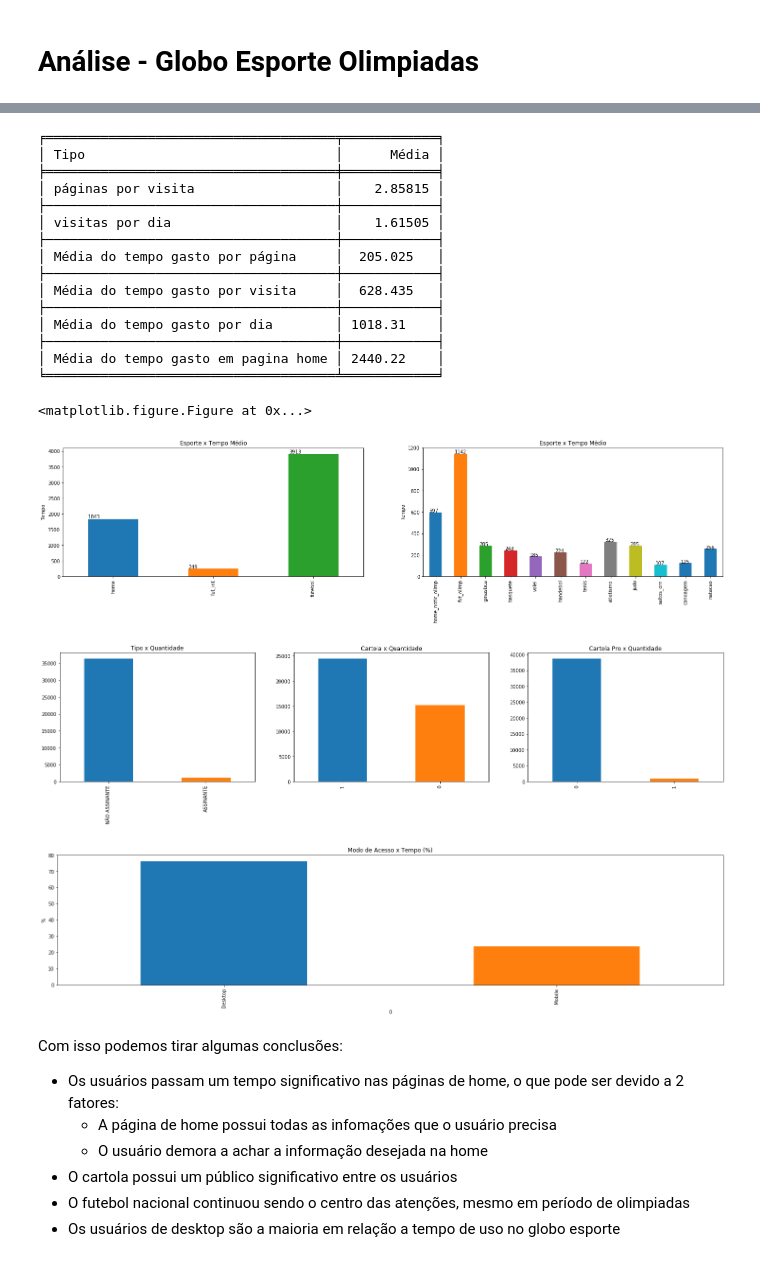
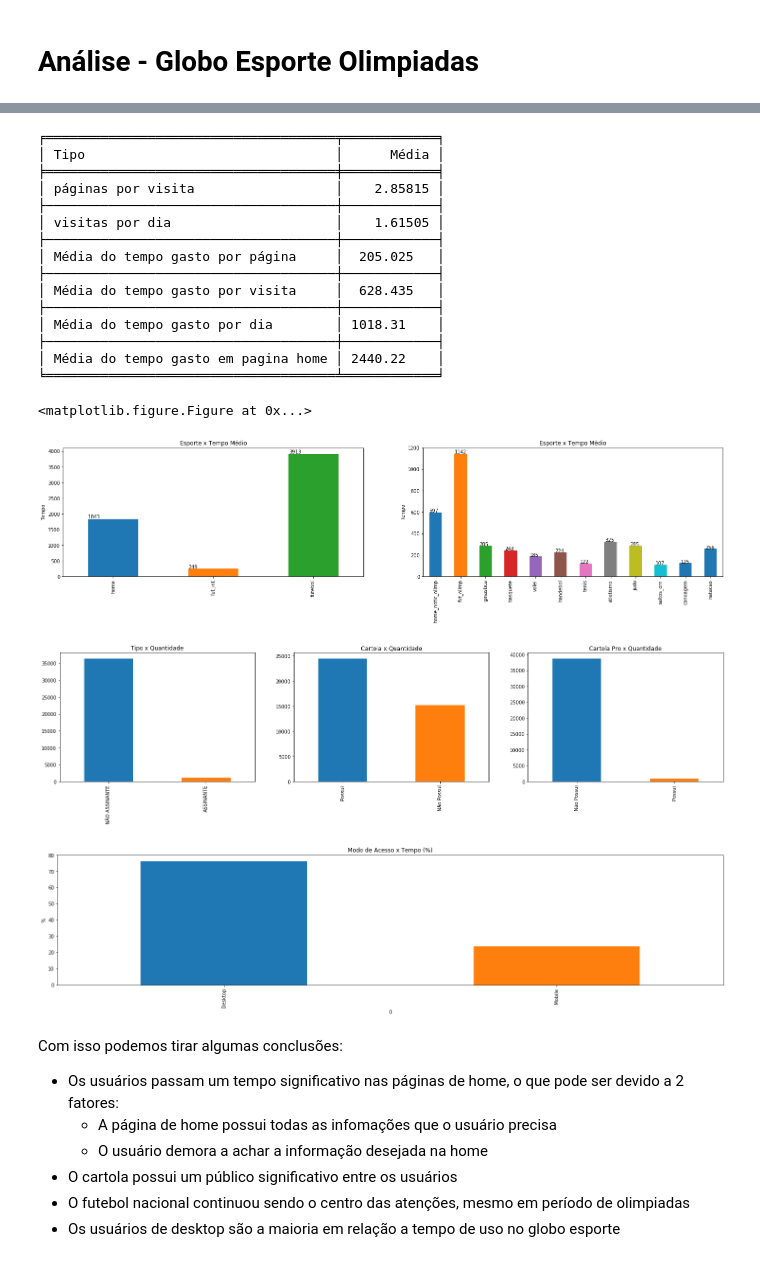
Before and after one commit to SelecaoGlobocom/GloboEsporte, a Jupyter notebook: Notebook/notebook.ipynb, the cells around one changed output, grey strips where cells are left out. Cells and saved outputs as stored; diff of their text form; code cells hidden in the pictures.

```diff
--- a/Notebook/notebook.ipynb
+++ b/Notebook/notebook.ipynb
@@ -69,40 +73,44 @@ for p in ax.patches:
     ax.annotate(int(p.get_height()), (p.get_x() * 1.005, p.get_height() * 1.005))
 
 fig, axes = plt.subplots(nrows=1, ncols=3)
+
+data_frame['cartola'] = data_frame['cartola'].map({0: 'Não Possui', 1: 'Possui'})
+data_frame['cartola_pro'] = data_frame['cartola_pro'].map({0: 'Não Possui', 1: 'Possui'})
+
 data_frame['tipo'].value_counts().plot(kind='bar', figsize=(25, 5), ax=axes[0], title='Tipo x Quantidade')
 data_frame['cartola'].value_counts().plot(kind='bar', figsize=(25, 5), ax=axes[1], title='Cartola x Quantidade')
 data_frame['cartola_pro'].value_counts().plot(kind='bar', figsize=(25, 5), ax=axes[2], title='Cartola Pro x Quantidade')
 
 time_spent_percentage_dict= {}
 total_time_spent = data_frame['tempo_total'].sum()
 time_spent_percentage_dict['Desktop'] = 100 * data_frame['tempo_total_desktop'].sum() / total_time_spent
 time_spent_percentage_dict['Mobile'] = 100 * data_frame['tempo_total_mobile'].sum() / total_time_spent
 
 df_time = pd.DataFrame(list(time_spent_percentage_dict.items()))
 
 ax = df_time.plot(kind='bar', x=0, y=1, figsize=(25, 5), title='Modo de Acesso x Tempo (%)', legend=False)
 ax.set_ylabel("%")
 
 print(tabulate(df_access, tablefmt='fancy_grid', showindex=False, headers=['Tipo', 'Média']))
 # %% [output]
 ╒═════════════════════════════════════╤════════════╕
 │ Tipo                                │      Média │
 ╞═════════════════════════════════════╪════════════╡
 │ páginas por visita                  │    2.85815 │
 ├─────────────────────────────────────┼────────────┤
 │ visitas por dia                     │    1.61505 │
 ├─────────────────────────────────────┼────────────┤
 │ Média do tempo gasto por página     │  205.025   │
 ├─────────────────────────────────────┼────────────┤
 │ Média do tempo gasto por visita     │  628.435   │
 ├─────────────────────────────────────┼────────────┤
 │ Média do tempo gasto por dia        │ 1018.31    │
 ├─────────────────────────────────────┼────────────┤
 │ Média do tempo gasto em pagina home │ 2440.22    │
 ╘═════════════════════════════════════╧════════════╛
 <matplotlib.figure.Figure at 0x...>
 [figure]
-[figure, old version]
+[figure, new version]
 [figure]
 # %% [markdown]
 Com isso podemos tirar algumas conclusões:
```
Also changed, not shown: parts of 35 cells of this notebook.
